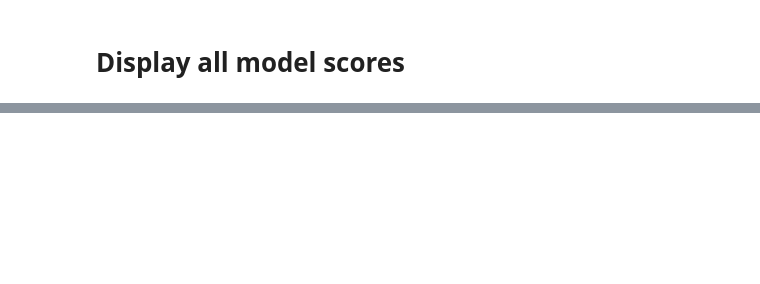
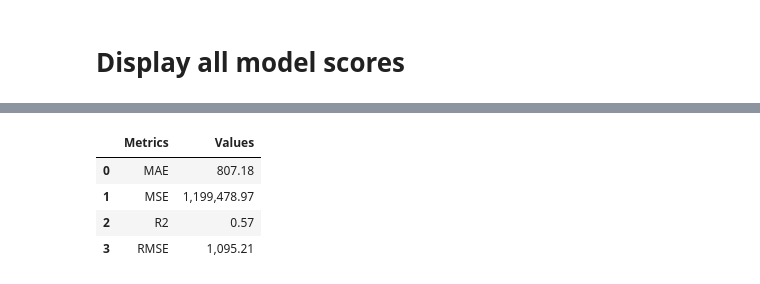
Before and after one commit to LuccasBracci/Sales-Prediction-Modeling, a Jupyter notebook: Sales_Predictions_Modeling.ipynb, the cells around one changed output, grey strips where cells are left out. Cells and saved outputs as stored; diff of their text form; code cells hidden in the pictures; blank space fills up the shorter version.

```diff
--- a/Sales_Predictions_Modeling.ipynb
+++ b/Sales_Predictions_Modeling.ipynb
@@ -750,0 +745,8 @@ print(regression_metrics(Dec_tuneBest))
+# %%
+regression_metrics(linReg_pipe)
+# %% [output]
+|  | Metrics | Values |
+| 0 | MAE | 807.18 |
+| 1 | MSE | 1,199,478.97 |
+| 2 | R2 | 0.57 |
+| 3 | RMSE | 1,095.21 |
```
Also changed, not shown: parts of 44 cells of this notebook.
